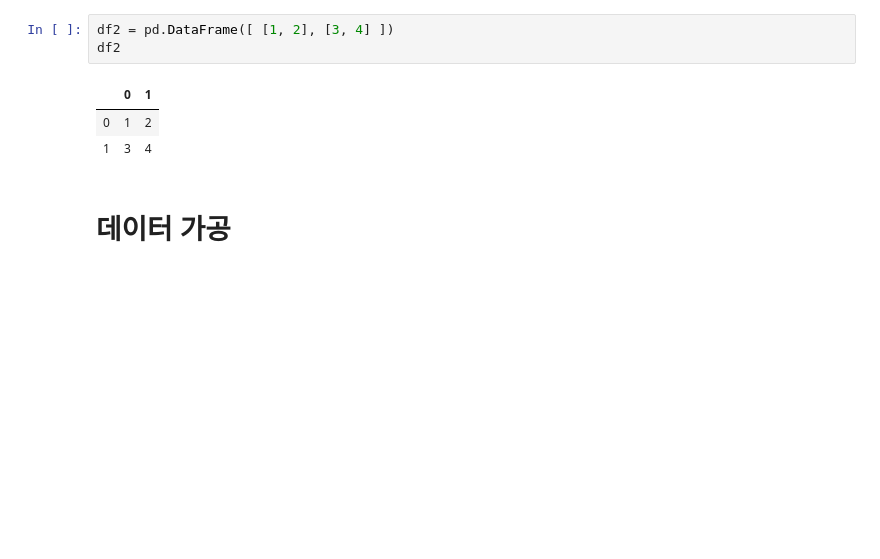
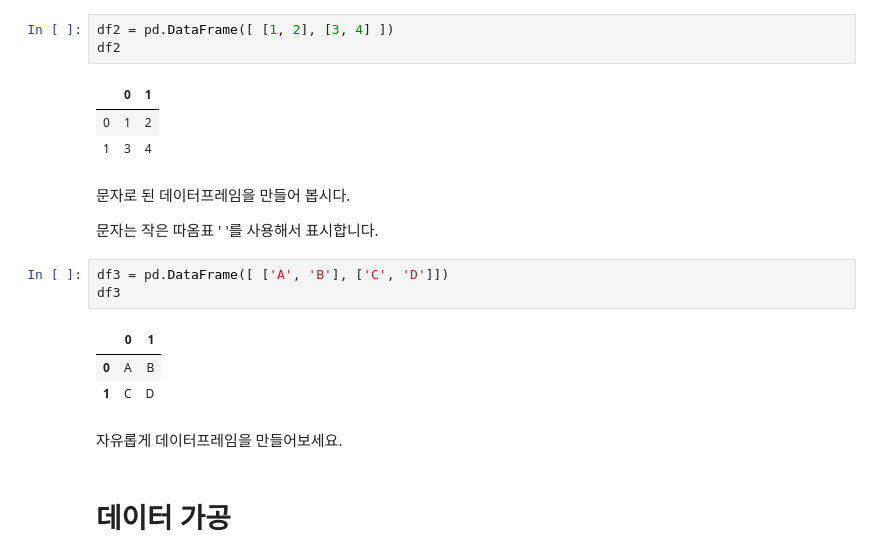
Before and after one commit to sagelab4data/HyundaiHigh_1, a Jupyter notebook: Day2_data_analysis_basic_1.ipynb, the cells around one changed output. Saved outputs shown, nothing was run; the diff lists cells and outputs as text; blank space fills up the shorter version.

```diff
--- a/Day2_data_analysis_basic_1.ipynb
+++ b/Day2_data_analysis_basic_1.ipynb
@@ -128,5 +164,18 @@ df2
 |  | 0 | 1 |
 | 0 | 1 | 2 |
 | 1 | 3 | 4 |
+# %% [markdown]
+문자로 된 데이터프레임을 만들어 봅시다.
+
+문자는 작은 따옴표 ' '를 사용해서 표시합니다.
+# %%
+df3 = pd.DataFrame([ ['A', 'B'], ['C', 'D']])
+df3
+# %% [output]
+|  | 0 | 1 |
+| 0 | A | B |
+| 1 | C | D |
+# %% [markdown]
+자유롭게 데이터프레임을 만들어보세요.
 # %% [markdown]
 # **데이터 가공**
```
Also changed, not shown: parts of 94 cells of this notebook.
